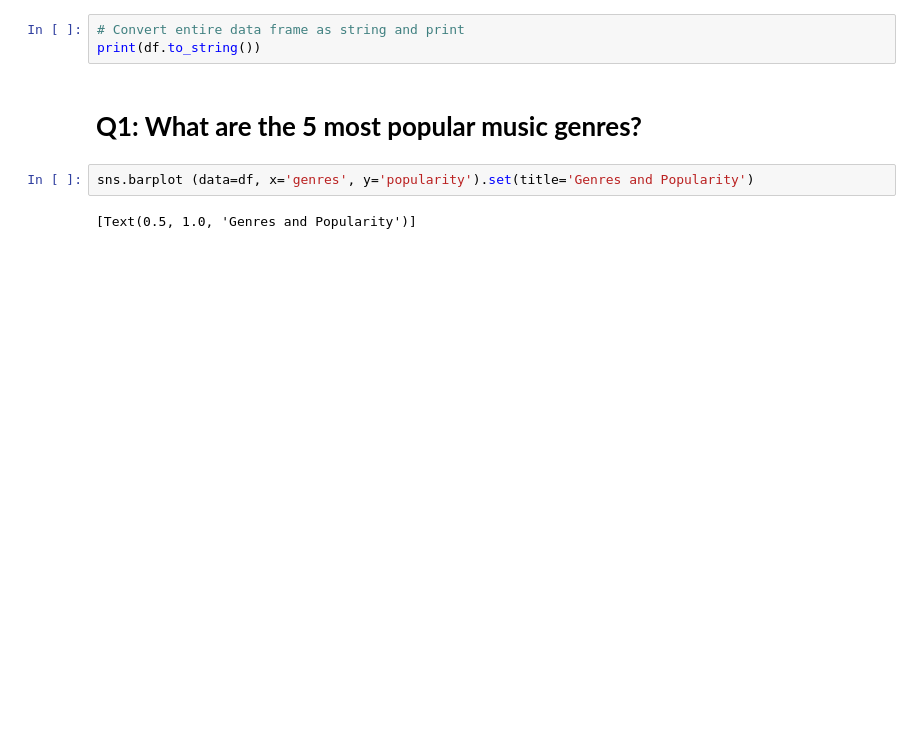
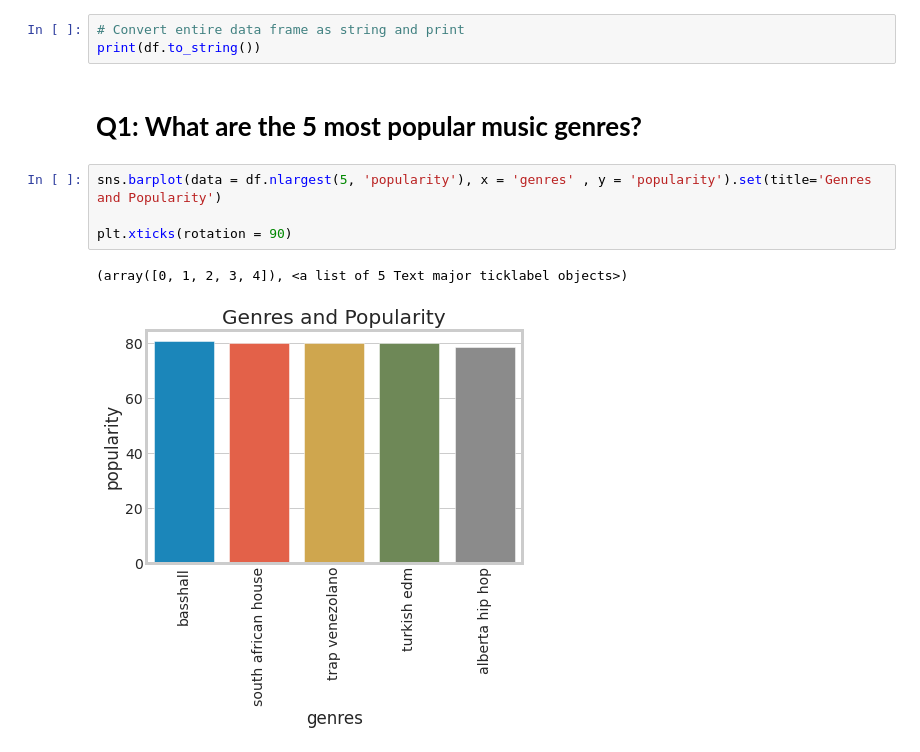
Before and after one commit to baher2000/Baher, a Jupyter notebook: Clustering_Mini-Project.ipynb, the cells around one changed output. Cells and saved outputs as stored; diff of their text form; blank space fills up the shorter version.

```diff
--- a/Clustering_Mini-Project.ipynb
+++ b/Clustering_Mini-Project.ipynb
@@ -165,6 +115,9 @@ print(df.to_string())
 # %% [markdown]
 # **Q1: What are the 5 most popular music genres?**
 # %%
-sns.barplot (data=df, x='genres', y='popularity').set(title='Genres and Popularity')
+sns.barplot(data = df.nlargest(5, 'popularity'), x = 'genres' , y = 'popularity').set(title='Genres and Popularity')
+
+plt.xticks(rotation = 90)
 # %% [output]
-[Text(0.5, 1.0, 'Genres and Popularity')]
+(array([0, 1, 2, 3, 4]), <a list of 5 Text major ticklabel objects>)
+[figure, added]
```
Also changed, not shown: parts of 33 cells of this notebook.
